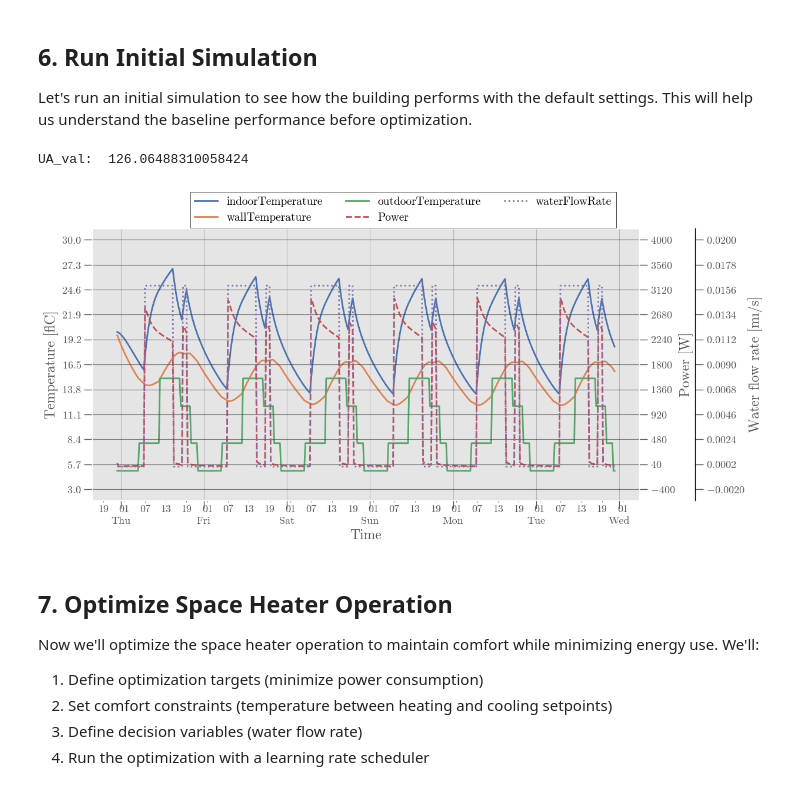
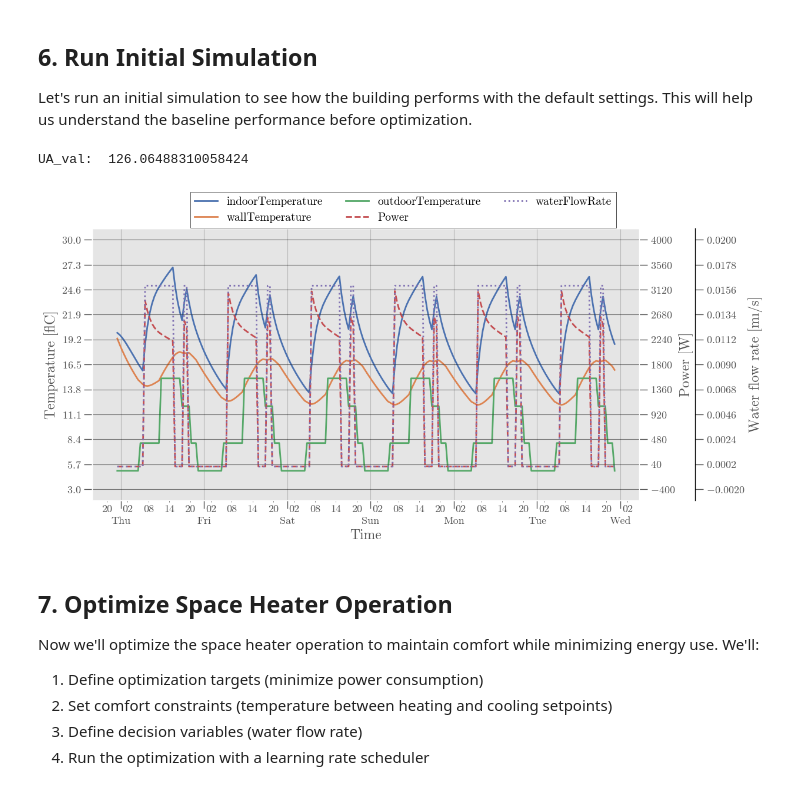
Before and after one commit to JBjoernskov/Twin4Build, a Jupyter notebook: twin4build/examples/optimizer_example.ipynb, the cells around one changed output. Saved outputs shown, nothing was run; the diff lists cells and outputs as text; code cells hidden in the pictures.

```diff
--- a/twin4build/examples/optimizer_example.ipynb
+++ b/twin4build/examples/optimizer_example.ipynb
@@ -309,7 +306,7 @@ Let's run an initial simulation to see how the building performs with the defaul
 # %%
 # Set up simulation parameters
 simulator = tb.Simulator(model)
-stepSize = 1200  # 10 minutes in seconds
+stepSize = 2400  # 40 minutes in seconds
 startTime = datetime.datetime(
     year=2024, month=1, day=4, hour=0, minute=0, second=0,
     tzinfo=tz.gettz("Europe/Copenhagen")
@@ -321,34 +318,34 @@ endTime = datetime.datetime(
 
 # Run simulation
 simulator.simulate(
     stepSize=stepSize,
     startTime=startTime,
     endTime=endTime
 )
 
 # Plot initial results
 fig, axes = tb.plot.plot_component(
     simulator,
     components_1axis=[
         ("BuildingSpace", "indoorTemperature", "output"),
         ("BuildingSpace", "wallTemperature", "output"),
         ("BuildingSpace", "outdoorTemperature", "input"),
     ],
     components_2axis=[
         ("SpaceHeater", "Power", "output"),
     ],
     components_3axis=[
         ("SpaceHeater", "waterFlowRate", "input"),
     ],
     ylabel_1axis="Temperature [°C]",
     ylabel_2axis="Power [W]",
     ylabel_3axis="Water flow rate [m³/s]",
     show=True,
     nticks=11
 )
 # %% [output]
 UA_val:  126.06488310058424
-[figure, old version]
+[figure, new version]
 # %% [markdown]
 ## 7. Optimize Space Heater Operation
 
```
Also changed, not shown: parts of 5 cells of this notebook, 23 other files.
